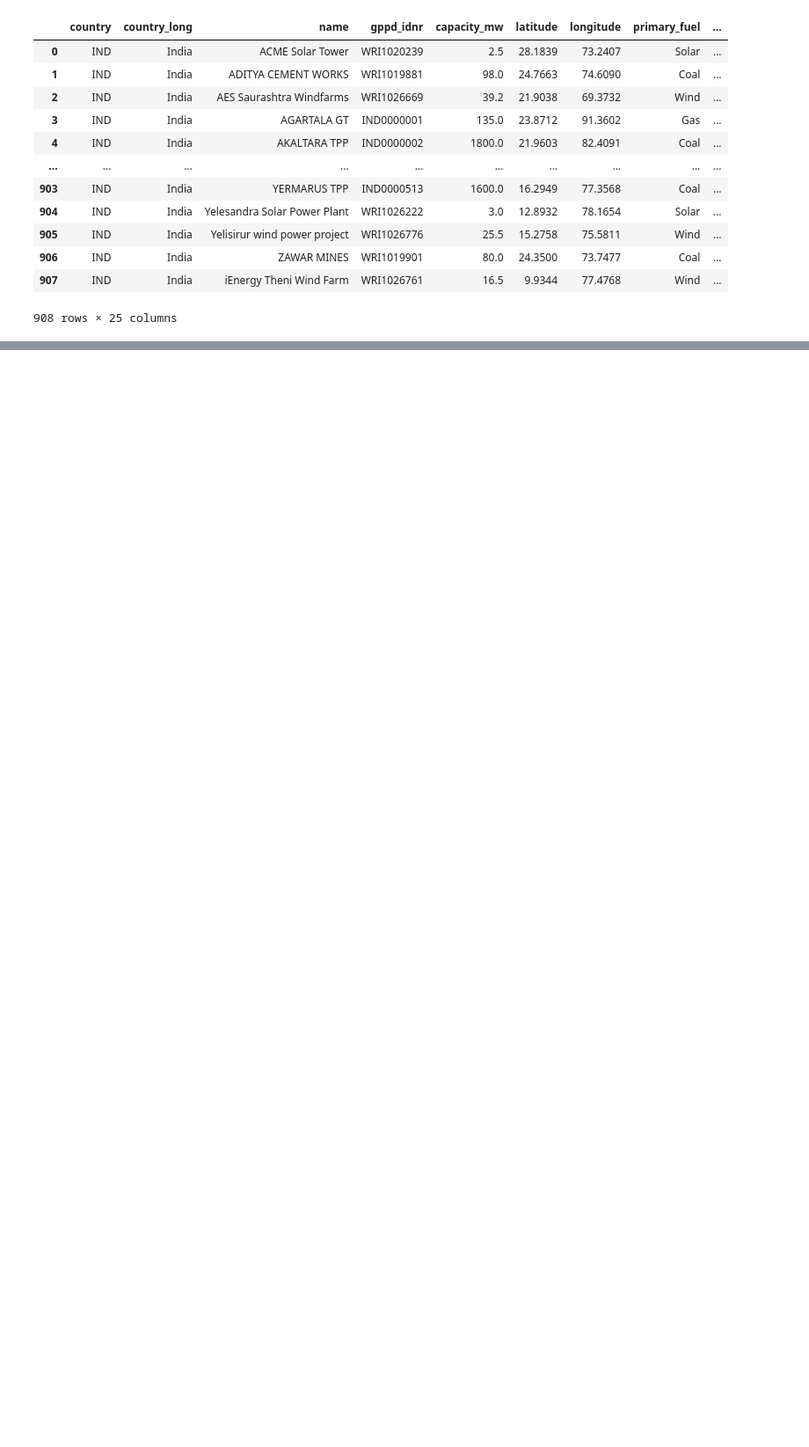
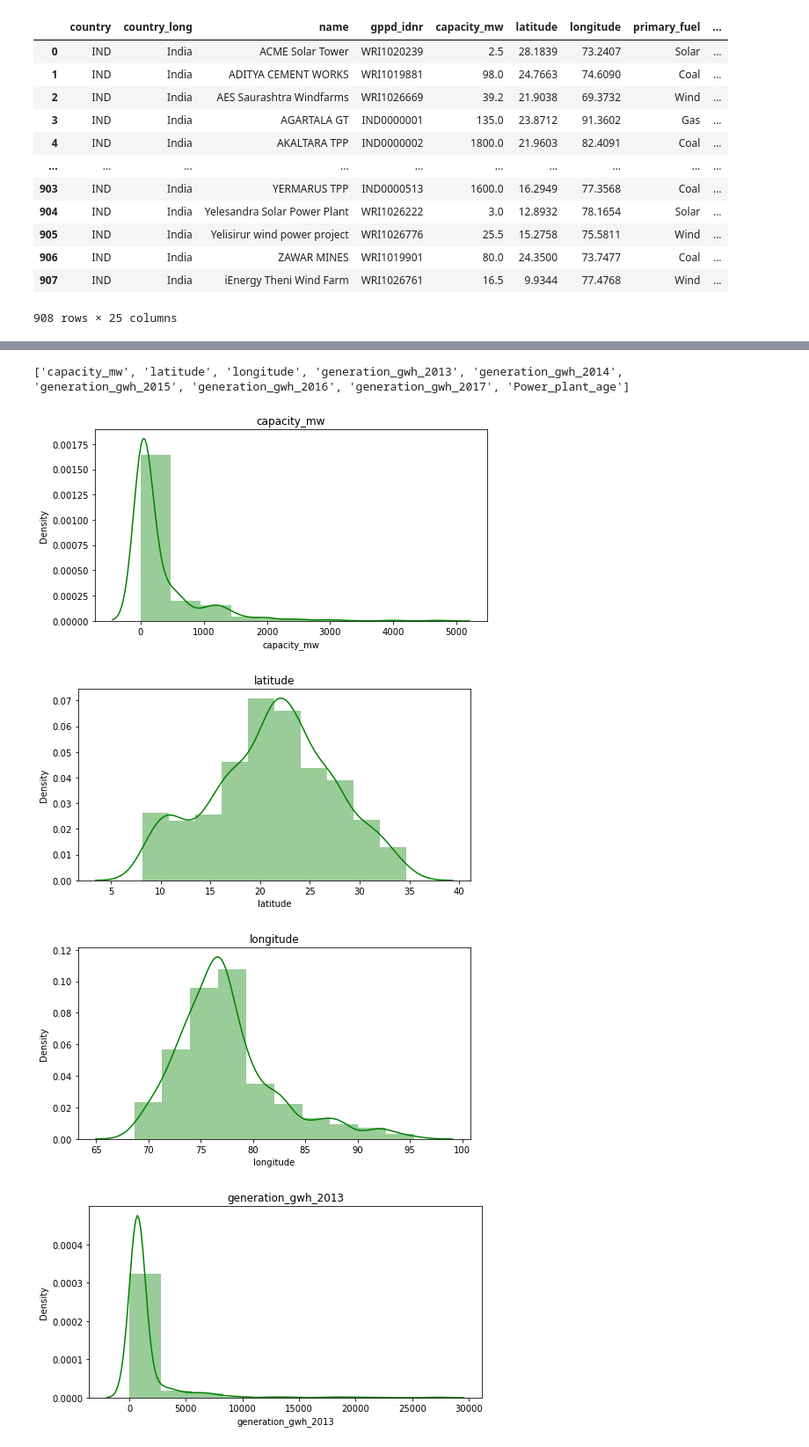
Before and after one commit to Aliakbar2/Datatrained, a Jupyter notebook: global_power_plant_SOLVED.ipynb, the cells around one changed output, grey strips where cells are left out. Shown at 88% size. Saved outputs shown, nothing was run; the diff lists cells and outputs as text; code cells hidden in the pictures; blank space fills up the shorter version.

```diff
--- a/global_power_plant_SOLVED.ipynb
+++ b/global_power_plant_SOLVED.ipynb
@@ -132,0 +410,14 @@ dtype: int64
+# %%
+#Replacing NaN values in numerical columns
+df["latitude"] = df["latitude"].fillna(df["latitude"].mean())
+df["longitude"] = df["longitude"].fillna(df["longitude"].median())
+df["Power_plant_age"] = df["Power_plant_age"].fillna(df["Power_plant_age"].median())
+df["generation_gwh_2013"] = df["generation_gwh_2013"].fillna(df["generation_gwh_2013"].median())
+df["generation_gwh_2014"] = df["generation_gwh_2014"].fillna(df["generation_gwh_2014"].median())
+df["generation_gwh_2015"] = df["generation_gwh_2015"].fillna(df["generation_gwh_2015"].median())
+df["generation_gwh_2016"] = df["generation_gwh_2016"].fillna(df["generation_gwh_2016"].median())
+df["generation_gwh_2017"] = df["generation_gwh_2017"].fillna(df["generation_gwh_2017"].median())
+# %%
+#Replacing null values in categorical columns
+df["other_fuel1"] = df["other_fuel1"].fillna(df["other_fuel1"].mode()[0])
+df["geolocation_source"] = df["geolocation_source"].fillna(df["geolocation_source"].mode()[0])
@@ -132,0 +531,7 @@ dtype: int64
+# %%
+# checking for categorical columns
+categorical_columns=[]
+for i in df.columns:
+    if df.dtypes[i]=='object':
+        categorical_columns.append(i)
+print(categorical_columns)
@@ -132,0 +540,21 @@ dtype: int64
+# %%
+# Now checking for numerical columns
+numerical_columns=[]
+for i in df.columns:
+    if df.dtypes[i]!='object':
+        numerical_columns.append(i)
+print(numerical_columns)
+# %% [output]
+['capacity_mw', 'latitude', 'longitude', 'generation_gwh_2013', 'generation_gwh_2014', 'generation_gwh_2015', 'generation_gwh_2016', 'generation_gwh_2017', 'Power_plant_age']
+# %%
+#Distribution plot for all numerical columns
+for i in df[numerical_columns]:
+    plt.figure(figsize = (8, 4))
+    sns.distplot(df[i], bins = 10, color="green")
+    plt.title(i)
+    plt.show()
+# %% [output]
+[figure, added]
+[figure, added]
+[figure, added]
+[figure, added]
```
Also changed, not shown: parts of 292 cells of this notebook.
